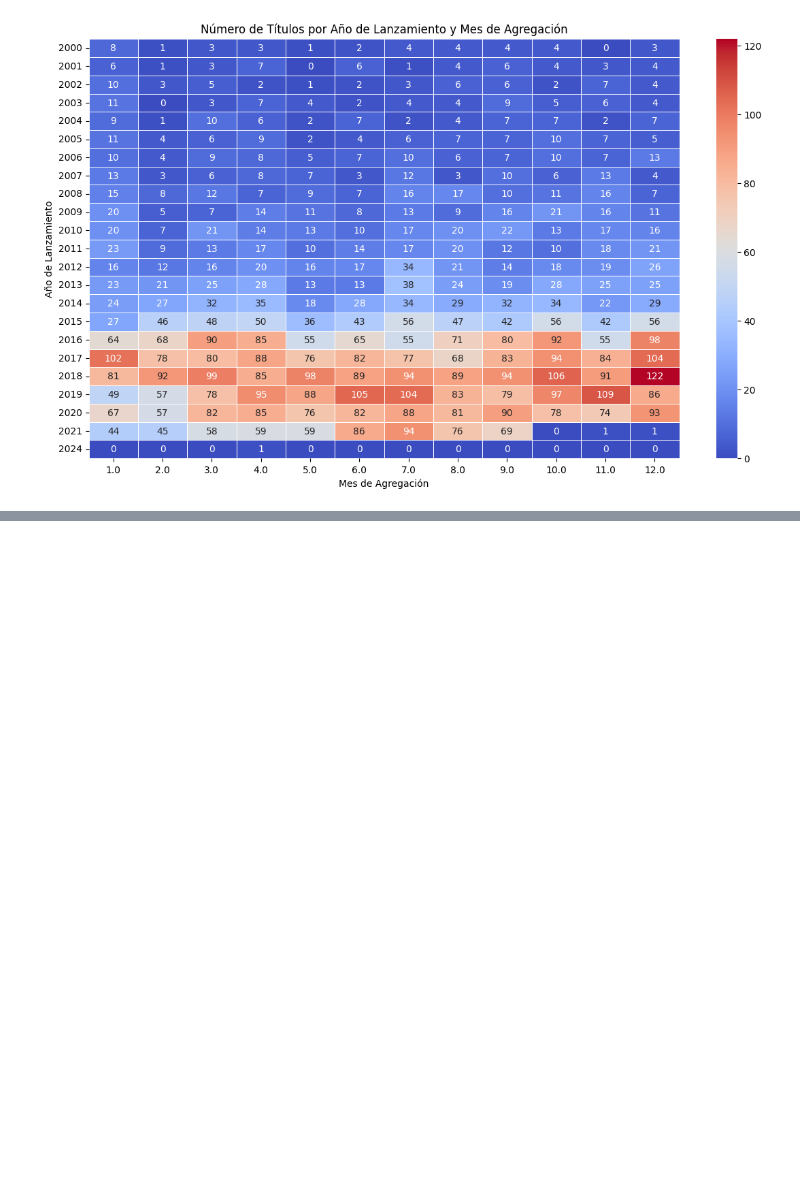
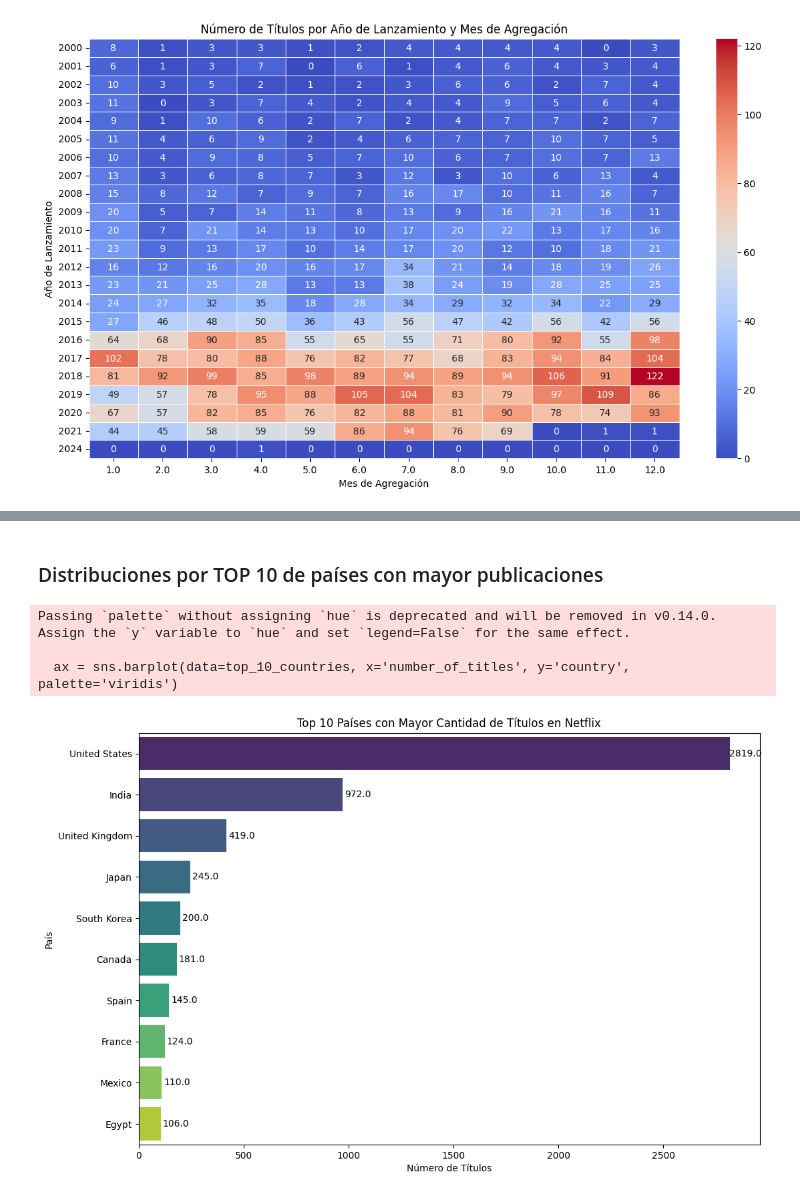
Before and after one commit to leandroabritez/Netflix-Movies-and-TV-Shows, a Jupyter notebook: 3.Análisis.ipynb, the cells around one changed output, grey strips where cells are left out. Drawn from its saved outputs; the diff is of its cells as text; code cells hidden in the pictures; blank space fills up the shorter version.

```diff
--- a/3.Análisis.ipynb
+++ b/3.Análisis.ipynb
@@ -254,0 +328,28 @@ plt.show()
+# %% [markdown]
+### Distribuciones por TOP 10 de países con mayor publicaciones
+# %%
+# Contar la cantidad de títulos por país y obtener los 10 países con más títulos
+top_10_countries = df['country'].value_counts().head(10).reset_index()
+top_10_countries.columns = ['country', 'number_of_titles']
+
+# Crear el gráfico de barras laterales
+plt.figure(figsize=(12, 8))
+ax = sns.barplot(data=top_10_countries, x='number_of_titles', y='country', palette='viridis')
+
+# Agregar etiquetas de valor
+for p in ax.patches:
+    ax.annotate(f'{p.get_width()}',
+                (p.get_width() + 50, p.get_y() + p.get_height() / 2),
+                ha='center', va='center',
+                xytext=(5, 0),
+                textcoords='offset points')
+
+plt.title('Top 10 Países con Mayor Cantidad de Títulos en Netflix')
+plt.xlabel('Número de Títulos')
+plt.ylabel('País')
+plt.show()
+# %% [output]
+Passing `palette` without assigning `hue` is deprecated and will be removed in v0.14.0. Assign the `y` variable to `hue` and set `legend=False` for the same effect.
+
+  ax = sns.barplot(data=top_10_countries, x='number_of_titles', y='country', palette='viridis')
+[figure, added]
```
Also changed, not shown: parts of 21 cells of this notebook, 4 other files.
